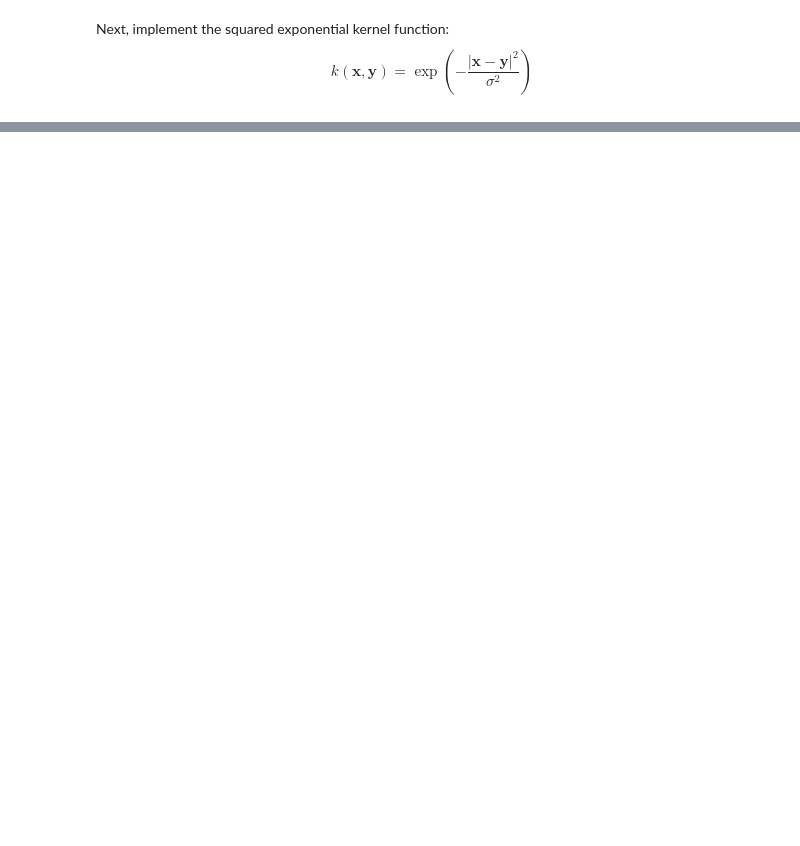
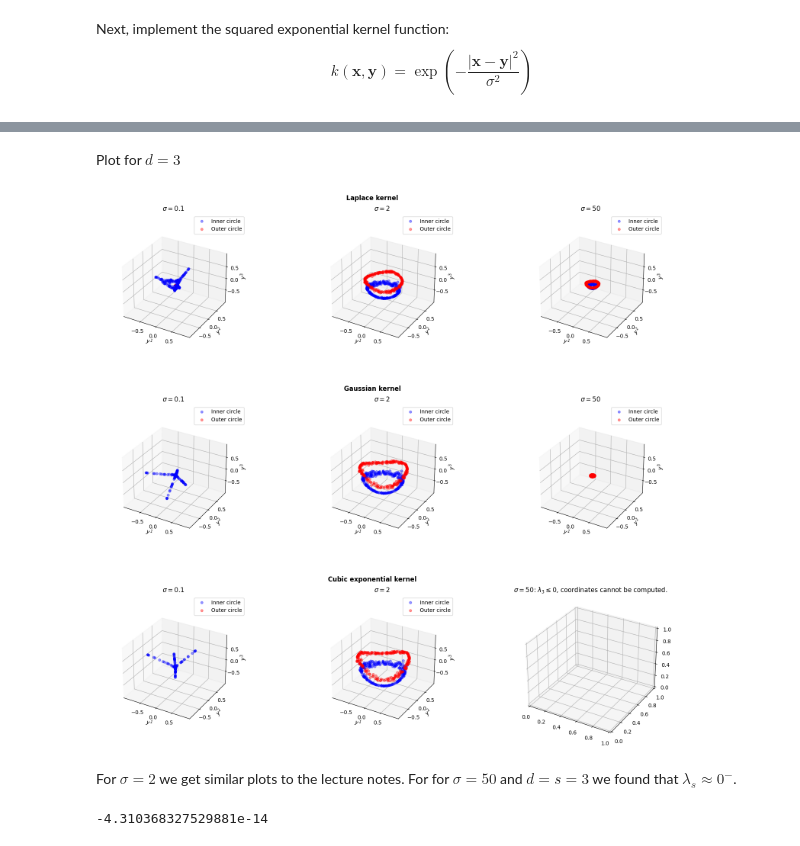
Before and after one commit to JaviMaligno/LTCC, a Jupyter notebook: KernelMethods/Exercises/Exercise4.ipynb, the cells around one changed output, grey strips where cells are left out. Cells and saved outputs as stored; diff of their text form; code cells hidden in the pictures; blank space fills up the shorter version.

```diff
--- a/KernelMethods/Exercises/Exercise4.ipynb
+++ b/KernelMethods/Exercises/Exercise4.ipynb
@@ -42,0 +175,74 @@ Set up the gram matrix
+# %% [markdown]
+Plot for $d=3$
+# %%
+fig = plt.figure(figsize=(20,15))
+
+#fig.subplots_adjust(right=0.2, left=0)
+subfigs = fig.subfigures(nrows=3, ncols=1)
+for i in range(3):
+    if i == 0:
+        title = "Laplace kernel"
+    elif i == 1:
+        title = "Gaussian kernel"
+    else:
+        title = "Cubic exponential kernel"
+    ax = subfigs[i]
+    ax.suptitle(title, fontweight = "bold")
+
+    #.subplots(nrows = 1, ncols = 3, projection = "3d")
+    for j in range(3):
+        ax = subfigs[i].add_subplot(1,3,j+1,projection='3d')
+        if i == j == 2:
+            ax.set_title("$\sigma = 50$: $\lambda_3 \leq 0$, coordinates cannot be computed.")
+            continue
+        three_d_points = new_coordinates(data_points, sigma=sigmas[j], p = ps[i], d=3)
+        # max_x = max(map(lambda p : p[0], three_d_points))
+        # min_x = min(map(lambda p : p[0], three_d_points))
+        # max_y = max(map(lambda p : p[1], three_d_points))
+        # min_y = min(map(lambda p : p[1], three_d_points))
+        # max_z = max(map(lambda p : p[2], three_d_points))
+        # min_z = min(map(lambda p : p[2], three_d_points))
+        inner_circle = three_d_points[:N]
+        outer_circle = three_d_points[N:]
+
+
+        ax.scatter(*zip(*inner_circle), c = "b", alpha= 0.4, s = 20, label = "Inner circle")
+        ax.scatter(*zip(*outer_circle), c = "r", alpha= 0.4, s=20, label = "Outer circle")
+        ax.set_xlim(-1,1)
+        ax.set_ylim(-1,1)
+        ax.set_zlim(-1,1)
+        ax.set_xticks(np.arange(-0.5,1, 0.5))
+        ax.set_yticks(np.arange(-0.5,1, 0.5))
+        ax.set_zticks(np.arange(-0.5,1, 0.5))
+        #ax.set_xticks(np.arange(min_x,max_x, (max_x-min_x)/2))
+        # ax.set_yticks(np.arange(min_y,max_y, (max_y-min_y)/2))
+        # ax.set_zticks(np.arange(min_z,max_z, (max_z-min_z)/2))
+
+        # if j != 2:
+        #     ax.set_xticks(np.arange(-0.5,1, 0.5))
+        #     ax.set_yticks(np.arange(-0.5,1, 0.5))
+        #     ax.set_zticks(np.arange(-0.5,1, 0.5))
+        #  else:
+        #     ax.set_xticks(np.arange(-0.05,0.09, 0.05))
+        #     ax.set_yticks(np.arange(-0.05,0.09, 0.05))
+        #     ax.set_zticks(np.arange(-0.05,0.09, 0.05))
+        ax.set_xlabel("$y^1$")
+        ax.set_ylabel("$y^2$")
+        ax.set_zlabel("$y^3$")
+        ax.set_title(f"$\sigma=${sigmas[j]}")
+        #ax.dist = 13
+        ax.set_box_aspect(aspect=None, zoom=0.8)
+        ax.legend()
+
+plt.show()
+# %% [output]
+[figure, added]
+# %% [markdown]
+For $\sigma = 2$ we get similar plots to the lecture notes. For for $\sigma = 50$ and $d=s=3$ we found that $\lambda_s\approx 0^-$.
+# %%
+k3 = gram_matrix(sigma = 50, p=3)
+k3tilde = centered_matrix(k3)
+l,a = eigen_decomposition(k3tilde)
+l[2]
+# %% [output]
+-4.310368327529881e-14
```
Also changed, not shown: parts of 15 cells of this notebook, 1 other file.
